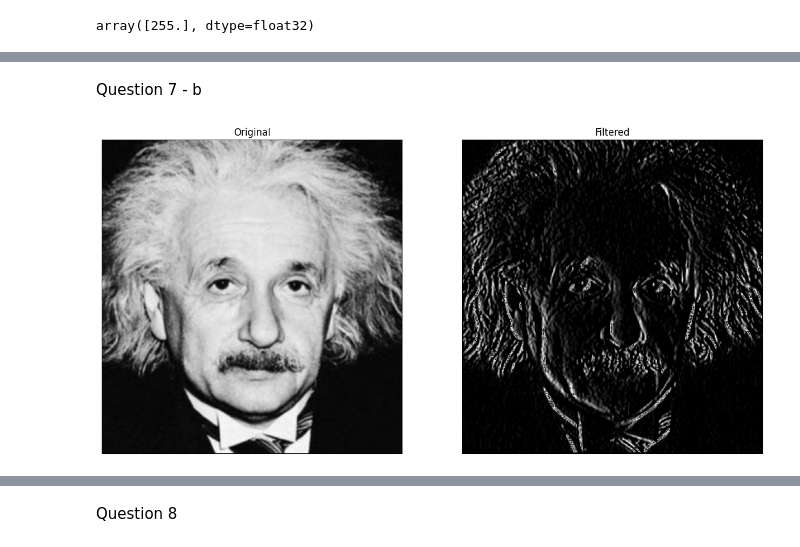
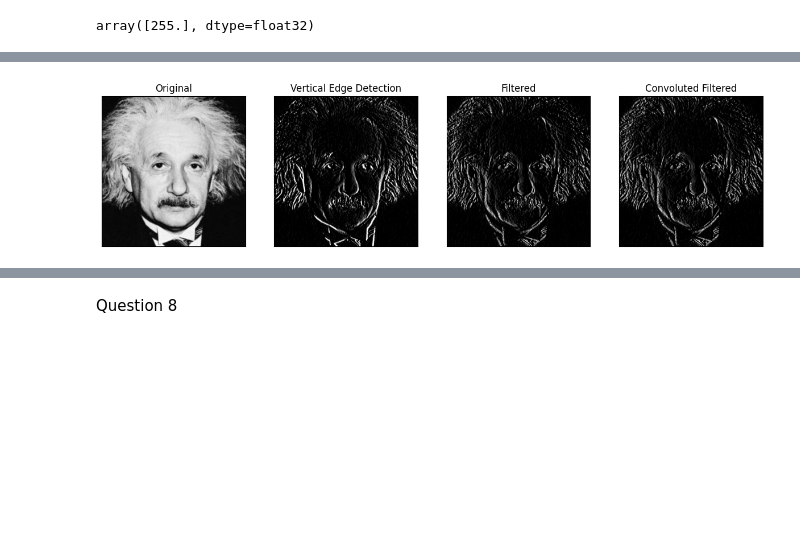
Before and after one commit to Dulan24/S5_EN3061_Image-processing, a Jupyter notebook: Activity 01/answers/codes.ipynb, the cells around one changed output, grey strips where cells are left out. Drawn from its saved outputs; the diff is of its cells as text; code cells hidden in the pictures; blank space fills up the shorter version.

```diff
--- a/Activity 01/answers/codes.ipynb
+++ b/Activity 01/answers/codes.ipynb
@@ -444,5 +395,3 @@ plt.show()
-# %% [markdown]
-Question 7 - b
 # %%
 import cv2 as cv
 import numpy as np
@@ -455,44 +404,91 @@ def k_filter(image, kernel):
     assert k_h%2 == 1 and k_w%2 == 1, "Kernel is not accurate please check it"
     h_start, w_start = math.floor(k_h/2), math.floor(k_w/2)
 
     normalized_image = cv.normalize(image.astype('float'), None, 0.0, 1.0, cv.NORM_MINMAX)
     kernel_sum = np.sum(kernel)
-    normalized_kernel = kernel #/ kernel_sum
+    normalized_kernel = kernel
+
+    #result image
     result = np.zeros(image.shape, dtype='float')
 
     #for convolution
     normalized_kernel = np.flipud(np.fliplr(normalized_kernel))
 
     for i in range(h_start, h-h_start):
         for j in range(w_start, w-w_start):
             result[i][j] = max(0,min(255.0,np.dot(normalized_image[i-h_start : i+h_start+1, j-w_start: j+w_start+1].flatten(), normalized_kernel.flatten())))
     #print(image)
     #print(result)
     result = 255.0 * result
     answer = result.astype(np.uint8)
     return answer
 
+def conv(image, kernel):
+    h,w = image.shape[:2]
+    k_h,k_w = kernel.shape[0], kernel.shape[1]
+    assert k_h%2 == 1 and k_w%2 == 1, "Kernel is not accurate please check it"
+    h_start, w_start = math.floor(k_h/2), math.floor(k_w/2)
+    kernel = np.flipud(np.fliplr(kernel))
+
+    #result image
+    result = np.zeros(image.shape, dtype='float')
+
+    for i in range(h_start, h-h_start):
+        for j in range(w_start, w-w_start):
+            result[i][j] = np.dot(image[i-h_start : i+h_start+1, j-w_start: j+w_start+1].flatten(), kernel.flatten())
+
+    return result
 
 img = cv.imread('../einstein.png', cv.IMREAD_GRAYSCALE)
 
+
 # Define a kernel
 kernel = np.array([
-    [1, 0, -1],
-    [2, 0, -2],
-    [1, 0, -1]
-], dtype='float')
+    (1, 0, -1),
+    (2, 0, -2),
+    (1, 0, -1)
+], dtype='float32')
+
+# Apply 2D filtering with the defined kernel
+imgc = cv.filter2D(img, -1, kernel)
+
+fig, axes = plt.subplots(1, 4, sharex='all', sharey='all', figsize=(15, 15))
+
+# Display the original image
+axes[0].imshow(img, cmap='gray')
+axes[0].set_title('Original')
+axes[0].set_xticks([]), axes[0].set_yticks([])
+
+# Display the filtered image
+axes[1].imshow(imgc, cmap='gray')
+axes[1].set_title('Vertical Edge Detection')
+axes[1].set_xticks([]), axes[1].set_yticks([])
+
+# Display the filtered image
+axes[2].imshow(k_filter(img, kernel), cmap="gray")
+axes[2].set_title('Filtered')
+axes[2].set_xticks([]), axes[2].set_yticks([])
+
+# Define two kernels
+kernel1 = np.array([[1], [2], [1]], dtype='float32')
+kernel2 = np.array([1, 0, -1], dtype='float32')
+kernel2 = kernel2.reshape((1, 3))
+
+normalized_img = cv.normalize(img.astype('float'), None, 0.0, 1.0, cv.NORM_MINMAX)
+conv1 = conv(normalized_img, kernel1)
+#norm_img = np.maximum(0,np.minimum(255.0,conv2))
+conv2 = conv(conv1, kernel2)
+norm_img = np.maximum(0,np.minimum(255.0,conv2))
 
 
-f, axarr = plt.subplots(1,2,figsize=(15,10))
-axarr[0].imshow(img, cmap="gray")
-axarr[0].set_title('Original')
-axarr[0].set_xticks([]), axarr[0].set_yticks([])
+img_after = norm_img * 255
+img_after = img_after.astype(np.uint8)
 
-
-axarr[1].imshow(k_filter(img, kernel), cmap="gray")
-axarr[1].set_title('Filtered')
-axarr[1].set_xticks([]), axarr[1].set_yticks([])
+# Display the image which is done with convolution with small kernels
+axes[3].imshow(img_after, cmap="gray")
+axes[3].set_title('Convoluted Filtered')
+axes[3].set_xticks([]), axes[3].set_yticks([])
 
 plt.show()
 # %% [output]
-[figure, old version]
+[figure, new version]
```
Also changed, not shown: parts of 6 cells of this notebook, 5 other files.
